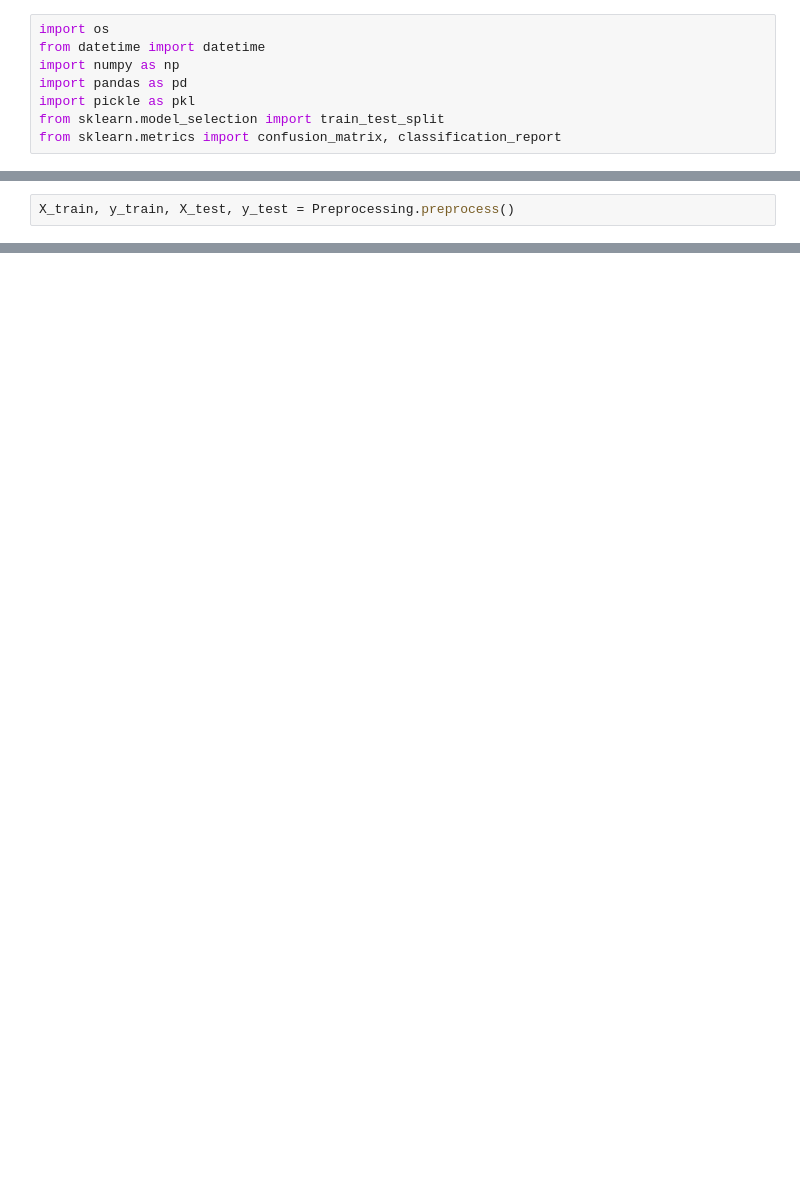
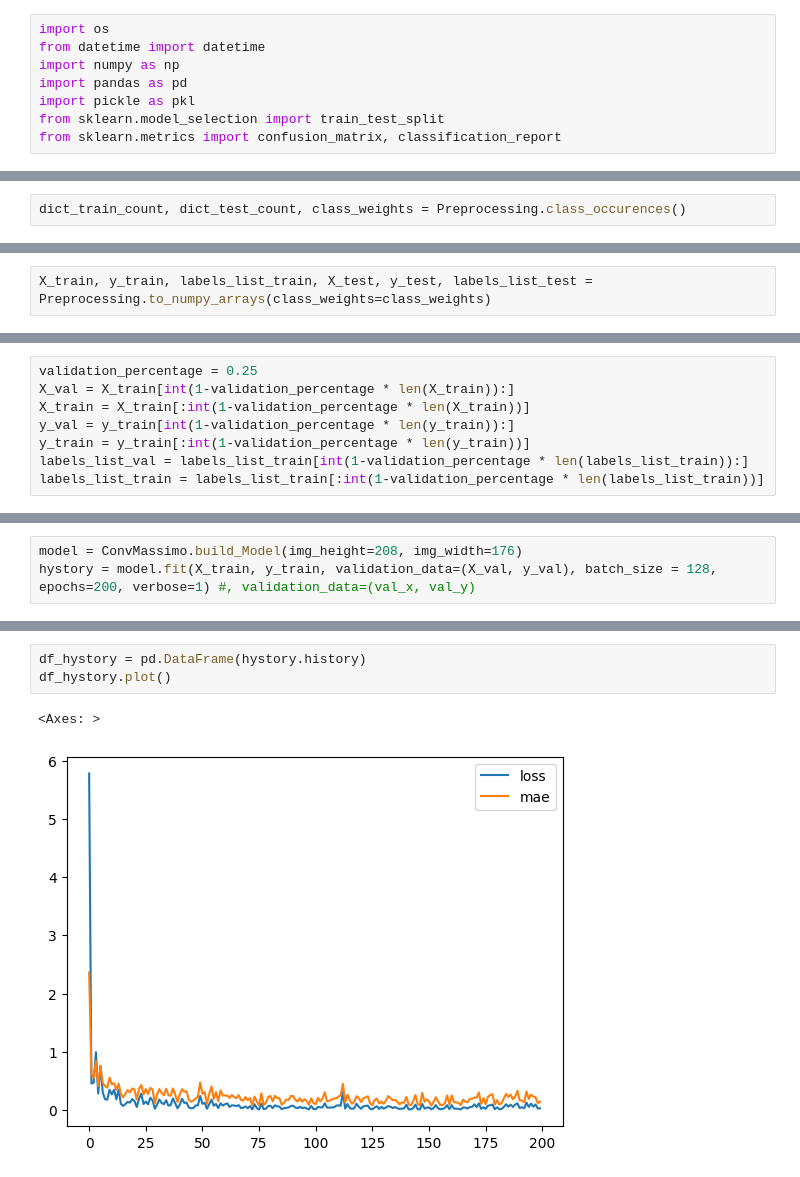
Before and after one commit to Ishikawa7/Alzheimer_detection, a Jupyter notebook: Alzheimer_detection.ipynb, the cells around one changed output, grey strips where cells are left out. Drawn from its saved outputs; the diff is of its cells as text; blank space fills up the shorter version.

```diff
--- a/Alzheimer_detection.ipynb
+++ b/Alzheimer_detection.ipynb
@@ -10,0 +21,2 @@ from Utils import Preprocessing
+# %%
+dict_train_count, dict_test_count, class_weights = Preprocessing.class_occurences()
@@ -11,2 +47,2 @@ from Utils import Preprocessing
 # %%
-X_train, y_train, X_test, y_test = Preprocessing.preprocess()
+X_train, y_train, labels_list_train, X_test, y_test, labels_list_test = Preprocessing.to_numpy_arrays(class_weights=class_weights)
@@ -30,0 +49,8 @@ array([[[0., 0., 0., ..., 0., 0., 0.],
+# %%
+validation_percentage = 0.25
+X_val = X_train[int(1-validation_percentage * len(X_train)):]
+X_train = X_train[:int(1-validation_percentage * len(X_train))]
+y_val = y_train[int(1-validation_percentage * len(y_train)):]
+y_train = y_train[:int(1-validation_percentage * len(y_train))]
+labels_list_val = labels_list_train[int(1-validation_percentage * len(labels_list_train)):]
+labels_list_train = labels_list_train[:int(1-validation_percentage * len(labels_list_train))]
@@ -30,0 +67,3 @@ array([[[0., 0., 0., ..., 0., 0., 0.],
+# %%
+model = ConvMassimo.build_Model(img_height=208, img_width=176)
+hystory = model.fit(X_train, y_train, validation_data=(X_val, y_val), batch_size = 128, epochs=200, verbose=1) #, validation_data=(val_x, val_y)
@@ -30,0 +79,6 @@ array([[[0., 0., 0., ..., 0., 0., 0.],
+# %%
+df_hystory = pd.DataFrame(hystory.history)
+df_hystory.plot()
+# %% [output]
+<Axes: >
+[figure, added]
```
Also changed, not shown: parts of 9 cells of this notebook, 5 other files.
